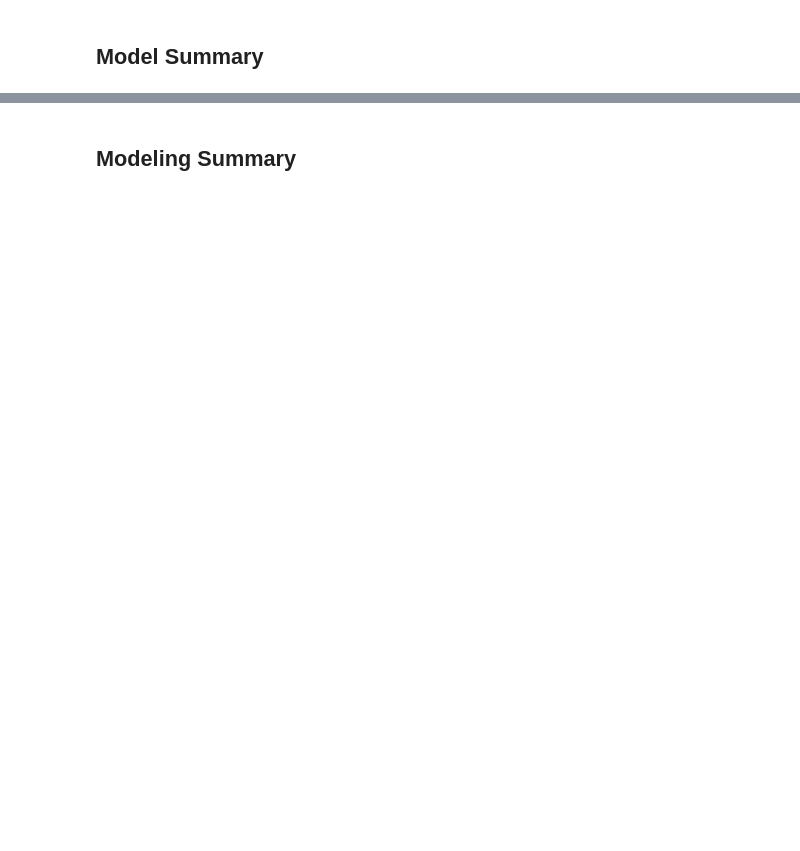
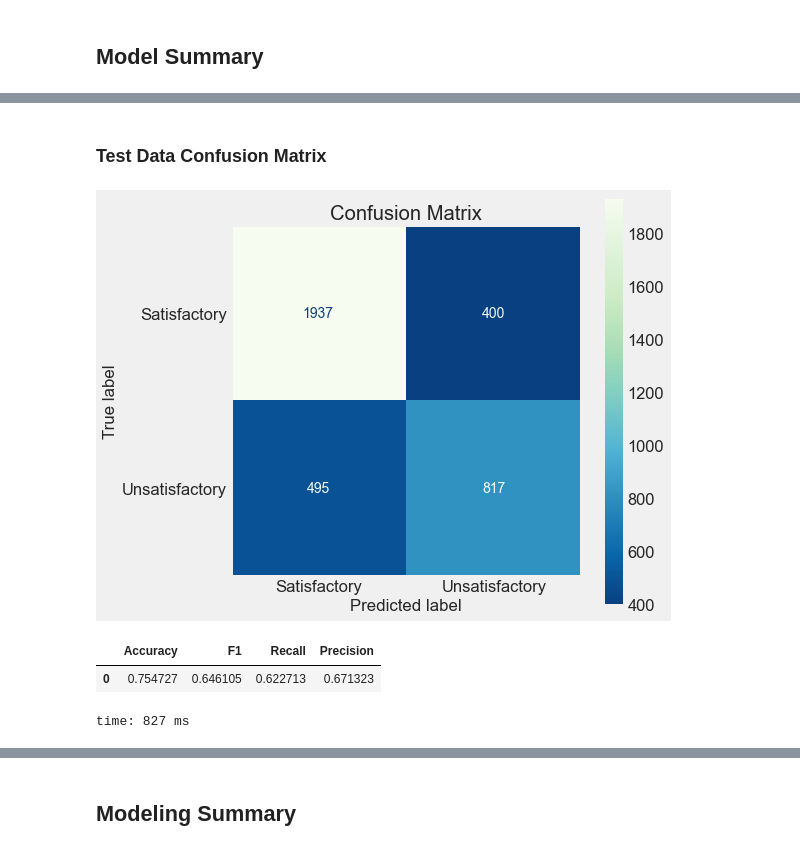
Before and after one commit to jeffreyhwatson/online_outcomes, a Jupyter notebook: notebooks/exploratory/half_term_modeling.ipynb, the cells around one changed output, grey strips where cells are left out. Cells and saved outputs as stored; diff of their text form; code cells hidden in the pictures; blank space fills up the shorter version.

```diff
--- a/notebooks/exploratory/half_term_modeling.ipynb
+++ b/notebooks/exploratory/half_term_modeling.ipynb
@@ -948,0 +1004,10 @@ time: 12.2 ms
+# %% [markdown]
+### Test Data Confusion Matrix
+# %%
+%%capture --no-display
+f.confusion_report(vc_sm, X_test, y_test)
+# %% [output]
+[figure, new version]
+|  | Accuracy | F1 | Recall | Precision |
+| 0 | 0.754727 | 0.646105 | 0.622713 | 0.671323 |
+time: 827 ms
```
Also changed, not shown: parts of 172 cells of this notebook, 7 other files.
